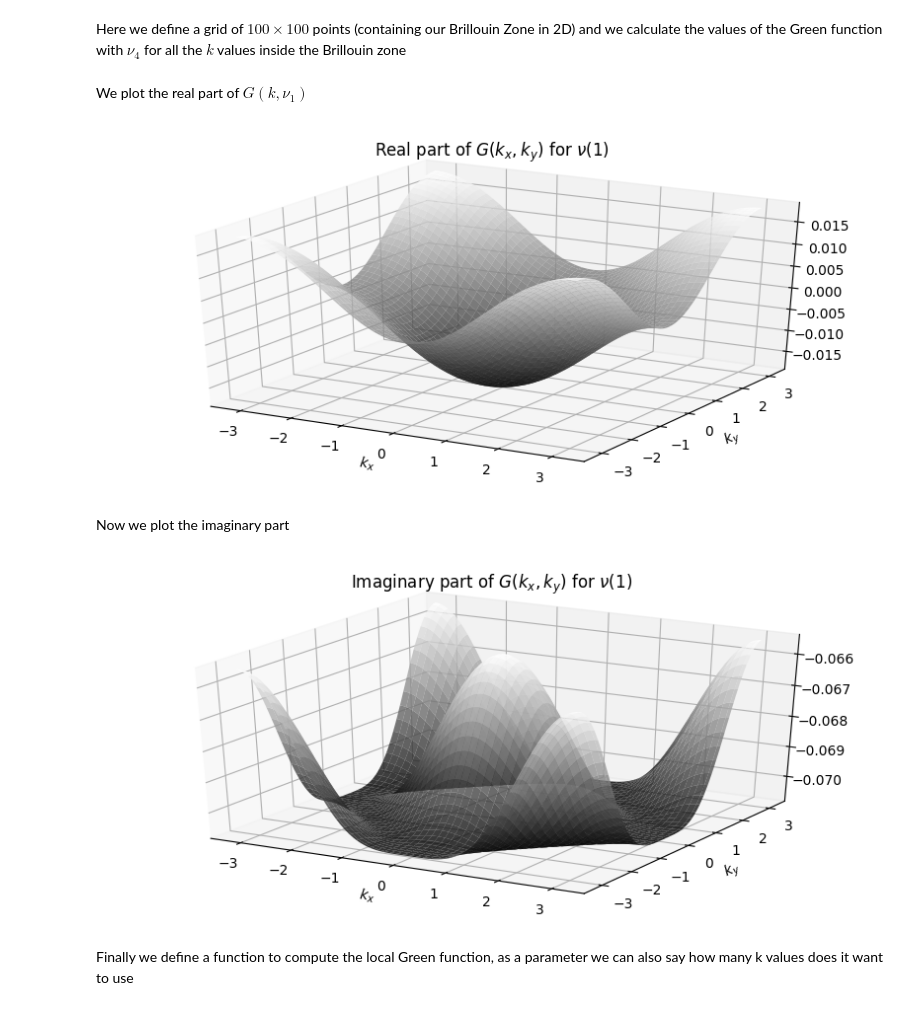
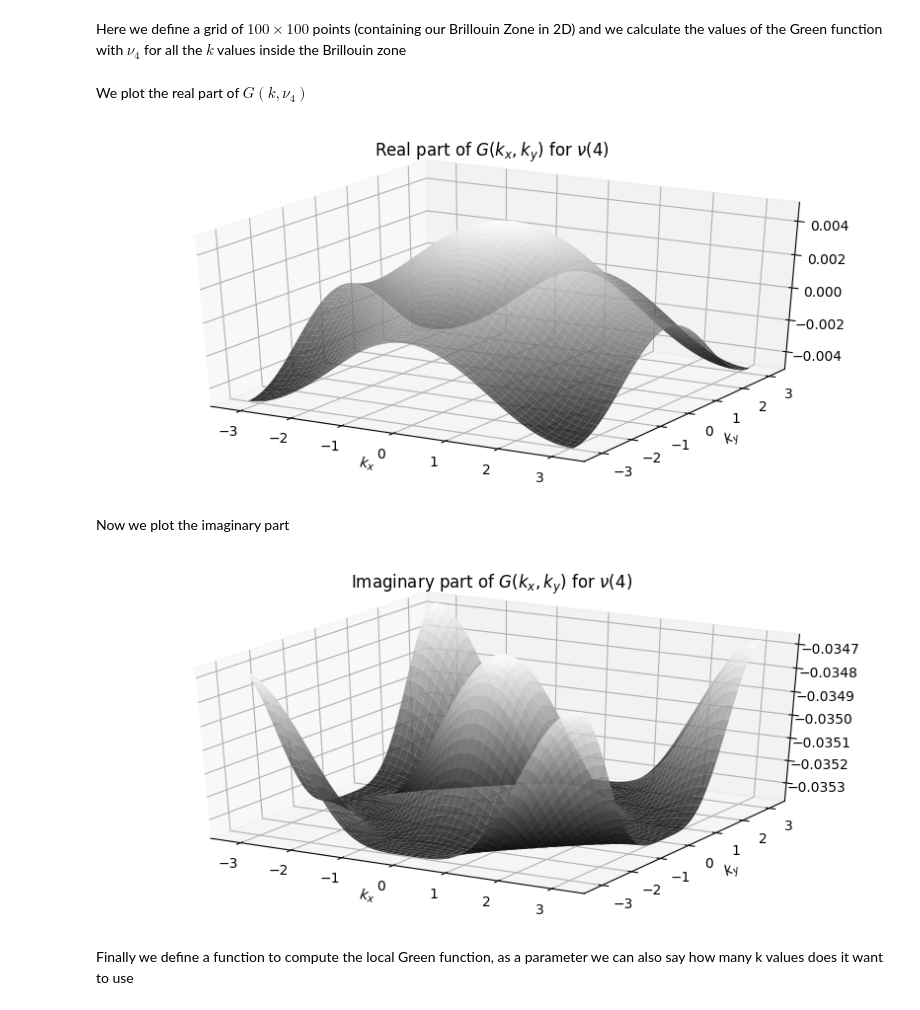
Before and after one commit to UriAceves/CompManyBodTheory, a Jupyter notebook: HW06/PR02.ipynb, the cells around one changed output. Cells and saved outputs as stored; diff of their text form; code cells hidden in the pictures.

```diff
--- a/HW06/PR02.ipynb
+++ b/HW06/PR02.ipynb
@@ -56,18 +56,18 @@ for i in 1:points
     end
 end
 # %% [markdown]
-We plot the real part of $G(k,\nu_1)$
+We plot the real part of $G(k,\nu_4)$
 # %%
 fig = figure("pyplot_surfaceplot",figsize=(10,10))
 ax = fig[:add_subplot](2,1,1, projection = "3d")
 ax[:plot_surface](X, Y, real.(Z), cmap=ColorMap("gray"), alpha=0.8, linewidth=0.25)
 xlabel(L"k_x")
 ylabel(L"k_y")
 #axis("off")
-title(L"Real part of $G(k_x,k_y)$ for $\nu(1)$")
+title(L"Real part of $G(k_x,k_y)$ for $\nu(4)$")
 show()
 # %% [output]
-[figure, old version]
+[figure, new version]
 # %% [markdown]
 Now we plot the imaginary part
 # %%
@@ -77,10 +77,10 @@ ax[:plot_surface](X, Y, imag.(Z), cmap=ColorMap("gray"), alpha=0.8, linewidth=0.
 xlabel(L"k_x")
 ylabel(L"k_y")
 #axis("off")
-title(L"Imaginary part of $G(k_x,k_y)$ for $\nu(1)$")
+title(L"Imaginary part of $G(k_x,k_y)$ for $\nu(4)$")
 show()
 # %% [output]
-[figure, old version]
+[figure, new version]
 # %% [markdown]
 Finally we define a function to compute the local Green function, as a parameter we can also say how many k values does it want to use
 # %%
```
Also changed, not shown: parts of 8 cells of this notebook, 3 other files.
